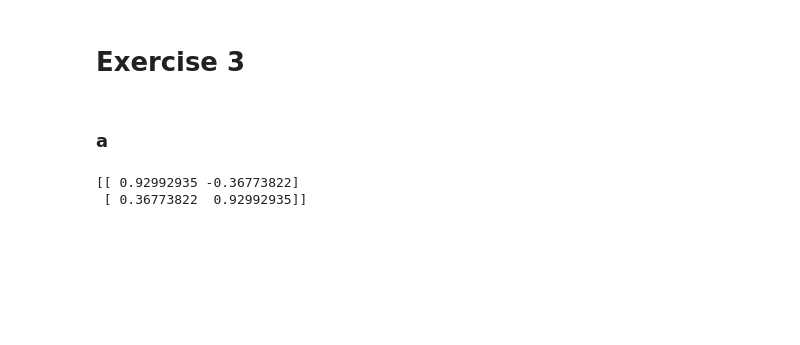
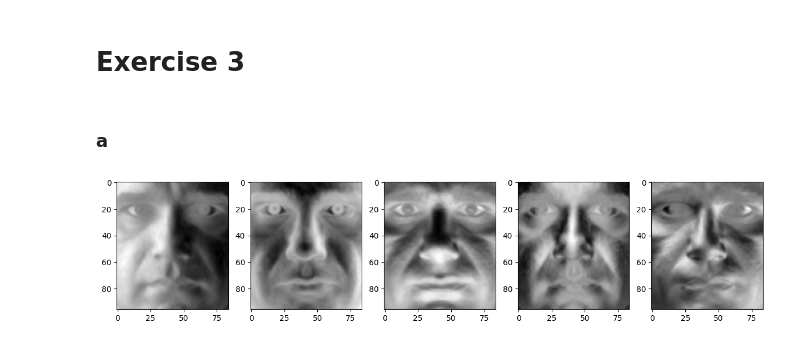
Before and after one commit to theBOSS121/uzassignment6, a Jupyter notebook: exercise3.ipynb, the cells around one changed output. Cells and saved outputs as stored; diff of their text form; code cells hidden in the pictures; blank space fills up the shorter version.

```diff
--- a/exercise3.ipynb
+++ b/exercise3.ipynb
@@ -8,35 +8,54 @@ from a6_utils import *
 # Exercise 3
 # %% [markdown]
 ### a
+# %%
+
+def calculateDataMatrix(path):
+    files = os.listdir(path)
+    # histograms = {}
+    dataMatrix = np.array([])
+    for f in files:
+        temp = cv2.imread(f'{path}/{f}') # 0-255
+        temp = cv2.cvtColor(temp, cv2.COLOR_BGR2GRAY) / 255.0
+        origShape = temp.shape
+        temp = temp.reshape(-1)
+        if dataMatrix.size == 0:
+            dataMatrix = temp
+        else:
+            dataMatrix = np.vstack((dataMatrix, temp))
+
+    return dataMatrix.T, origShape
+
+data, origShape = calculateDataMatrix("data/faces/1")
 # %%
-data = np.loadtxt("data/points.txt")
-n = len(data)
-mi = 1/n * np.cumsum(data, 0)[-1]
-Xd = np.zeros(data.shape)
-Xd[:,0] = data[:, 0] - mi[0]
-Xd[:,1] = data[:, 1] - mi[1]
-C = 1/(n-1) * np.matmul(Xd, Xd.T)
-U, D, VT = np.linalg.svd(C)
-D[D < 10**(-10)] = 0
-newD = 1 / ((np.eye(D.shape[0], D.shape[0]) * D) * (n-1) + 10**(-20))
-newD[newD == 10**20] = 0
-U = np.matmul(Xd.T, np.matmul(U, newD))[0:2,0:2]
-ee1 = U[:,0]
-ee1 /= np.sqrt(np.sum(ee1*ee1))
-ee2 = U[:,1]
-ee2 /= np.sqrt(np.sum(ee2*ee2))
-# print(ee1)
-# print(ee2)
-U[:, 0] = ee1
-U[:, 1] = ee2
-print(U)
+def dualPCA(data):
+    n = len(data[0])
+    mi = 1/n * np.cumsum(data, 1)[:, -1]
+    Xd = np.zeros(data.shape)
+    for i in range(n):
+        Xd[:,i] = data[:, i] - mi
+    C = 1/(n-1) * np.matmul(Xd.T, Xd)
+    U, D, VT = np.linalg.svd(C)
+    D[D < 10**(-10)] = 0
+    newD = 1 / ((np.eye(D.shape[0], D.shape[0]) * D) * (n-1) + 10**(-20))
+    newD[newD == 10**20] = 0
+    U = np.matmul(Xd, np.matmul(U, newD))
 
-e1 = np.zeros((2,2))
-e1[0,:] = mi
-e1[1,:] = mi + ee1 * np.sqrt(D[0])
-e2 = np.zeros((2,2))
-e2[0,:] = mi
-e2[1,:] = mi + ee2 * np.sqrt(D[1])
+    for i in range(n):
+        if np.sqrt(np.sum(U[:,i]* U[:,i])) == 0:
+            continue
+        U[:,i] /=  np.sqrt(np.sum(U[:,i]* U[:,i]))
+
+    return U, mi
+
+eigenVectors, mi = dualPCA(data)
-# %% [output]
-[[ 0.92992935 -0.36773822]
- [ 0.36773822  0.92992935]]
+# %%
+f = plt.figure(figsize=(15, 10))
+
+for i in range(5):
+    f.add_subplot(1, 5, i+1)
+    plt.imshow(np.reshape(eigenVectors[:, i], origShape), cmap='gray')
+
+plt.show()
+# %% [output]
+[figure, added]
```
Also changed, not shown: parts of 7 cells of this notebook.
